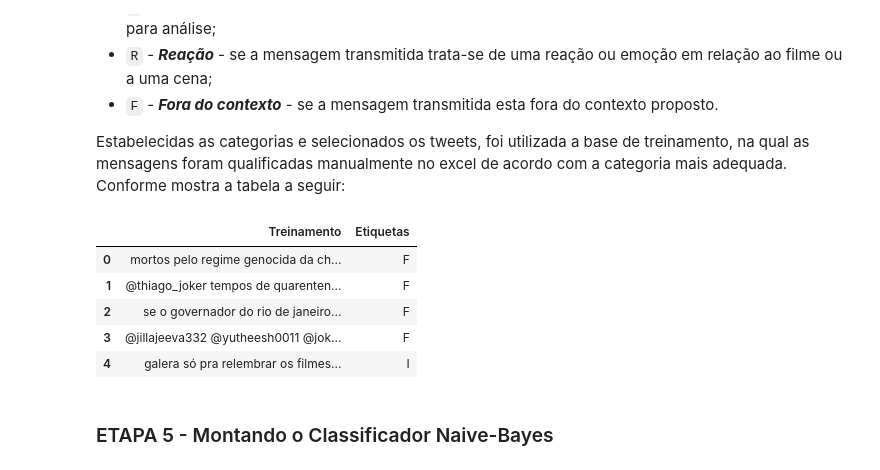
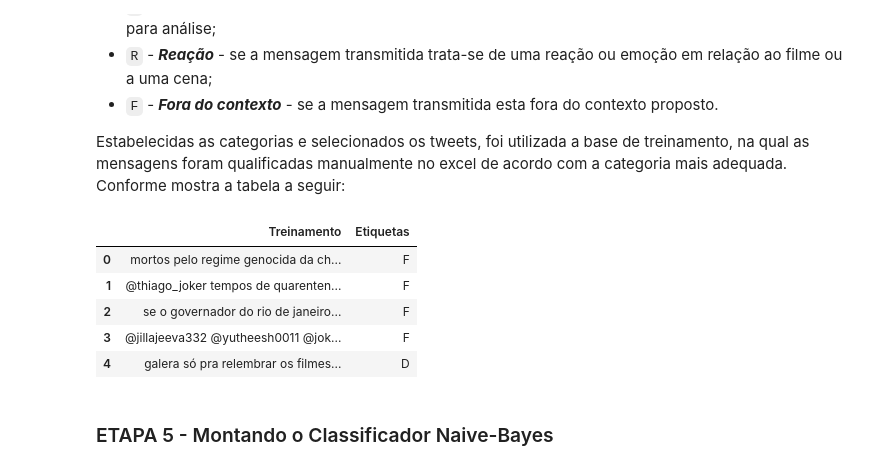
Before and after one commit to beatrizcf2/P1_Cdados_BW, a Jupyter notebook: Projeto 1 - Joker.ipynb, the cells around one changed output. Saved outputs shown, nothing was run; the diff lists cells and outputs as text; code cells hidden in the pictures.

```diff
--- a/Projeto 1 - Joker.ipynb
+++ b/Projeto 1 - Joker.ipynb
@@ -101,15 +101,15 @@ Estabelecidas as categorias e selecionados os tweets, foi utilizada a base de tr
 # %%
 excel.loc[:,'Etiquetas'] = excel['Etiquetas'].astype('category')
 excel.Etiquetas.cat.categories = ['P','N','I','R','F']
-excel.apply(pd.Series.replace, to_replace=['P','N','I', 'R'] , value='D')
+excel = excel.apply(pd.Series.replace, to_replace=['P','N','I', 'R'] , value='D')
 excel.head()
 # %% [output]
 |  | Treinamento | Etiquetas |
 | 0 | mortos pelo regime genocida da ch... | F |
 | 1 | @thiago_joker tempos de quarenten... | F |
 | 2 | se o governador do rio de janeiro... | F |
 | 3 | @jillajeeva332 @yutheesh0011 @jok... | F |
-| 4 | galera só pra relembrar os filmes... | I |
+| 4 | galera só pra relembrar os filmes... | D |
 # %% [markdown]
 ### ETAPA 5 - Montando o Classificador Naive-Bayes
 # %% [markdown]
```
Also changed, not shown: parts of 16 cells of this notebook.
